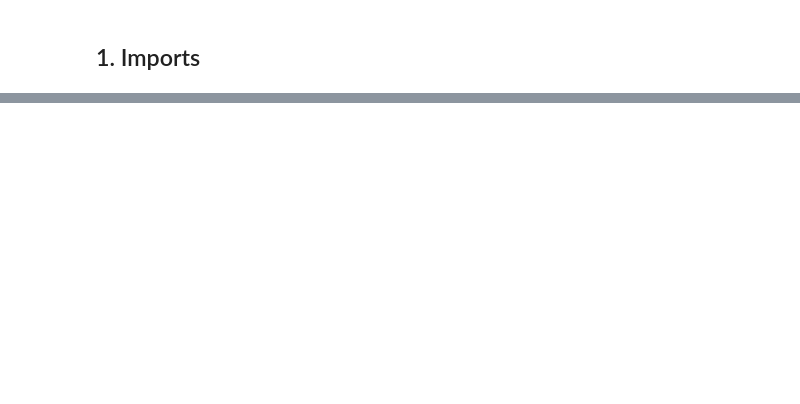
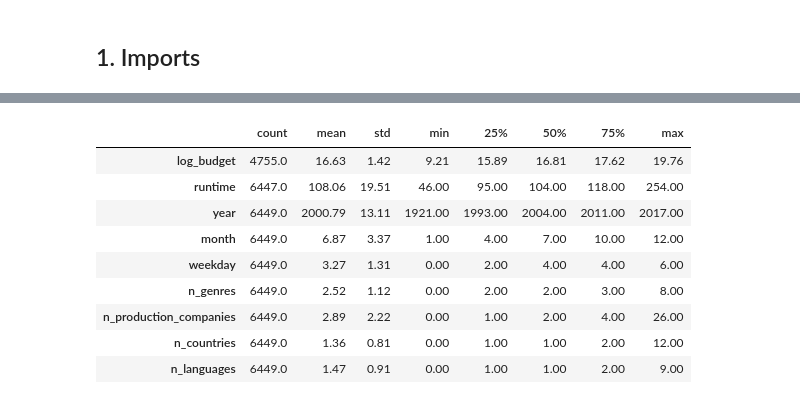
Before and after one commit to Erdos-Projects/fall-2026-executive-producers, a Jupyter notebook: notebooks/xgboost_revenue.ipynb, the cells around one changed output, grey strips where cells are left out. Cells and saved outputs as stored; diff of their text form; code cells hidden in the pictures; blank space fills up the shorter version.

```diff
--- a/notebooks/xgboost_revenue.ipynb
+++ b/notebooks/xgboost_revenue.ipynb
@@ -331,0 +42,4 @@ plt.tight_layout()
+# %%
+df = pd.read_csv("movies_keywords_actors_embedded.csv", index_col=0, low_memory=False)
+df["release_date"] = pd.to_datetime(df["release_date"], errors="coerce")
+print(df.shape)
@@ -331,0 +86,25 @@ plt.tight_layout()
+# %%
+F = pd.DataFrame(index=df.index)
+
+F["log_budget"] = df["log_budget"]
+F["runtime"] = df["runtime"].replace(0, np.nan)
+F["year"] = df["year"]
+F["month"] = df["release_date"].dt.month
+F["weekday"] = df["release_date"].dt.dayofweek
+F["n_genres"] = df["n_genres"]
+F["n_production_companies"] = df["n_production_companies"]
+F["n_countries"] = df["production_countries"].map(parse).str.len()
+F["n_languages"] = df["spoken_languages"].map(parse).str.len()
+
+F.describe().T.round(2)
+# %% [output]
+|  | count | mean | std | min | 25% | 50% | 75% | max |
+| log_budget | 4755.0 | 16.63 | 1.42 | 9.21 | 15.89 | 16.81 | 17.62 | 19.76 |
+| runtime | 6447.0 | 108.06 | 19.51 | 46.00 | 95.00 | 104.00 | 118.00 | 254.00 |
+| year | 6449.0 | 2000.79 | 13.11 | 1921.00 | 1993.00 | 2004.00 | 2011.00 | 2017.00 |
+| month | 6449.0 | 6.87 | 3.37 | 1.00 | 4.00 | 7.00 | 10.00 | 12.00 |
+| weekday | 6449.0 | 3.27 | 1.31 | 0.00 | 2.00 | 4.00 | 4.00 | 6.00 |
+| n_genres | 6449.0 | 2.52 | 1.12 | 0.00 | 2.00 | 2.00 | 3.00 | 8.00 |
+| n_production_companies | 6449.0 | 2.89 | 2.22 | 0.00 | 1.00 | 2.00 | 4.00 | 26.00 |
+| n_countries | 6449.0 | 1.36 | 0.81 | 0.00 | 1.00 | 1.00 | 2.00 | 12.00 |
+| n_languages | 6449.0 | 1.47 | 0.91 | 0.00 | 1.00 | 1.00 | 2.00 | 9.00 |
```
Also changed, not shown: parts of 63 cells of this notebook.
